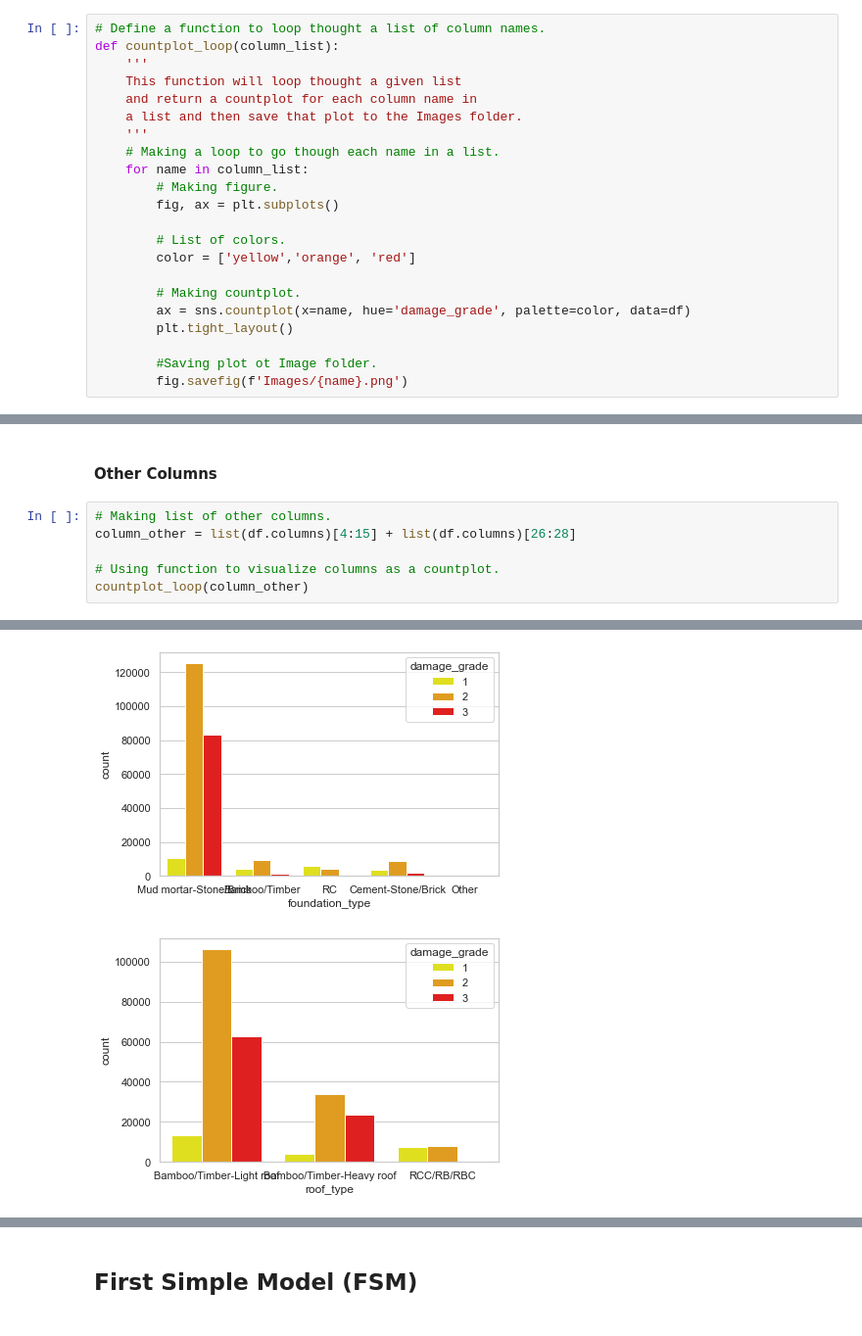
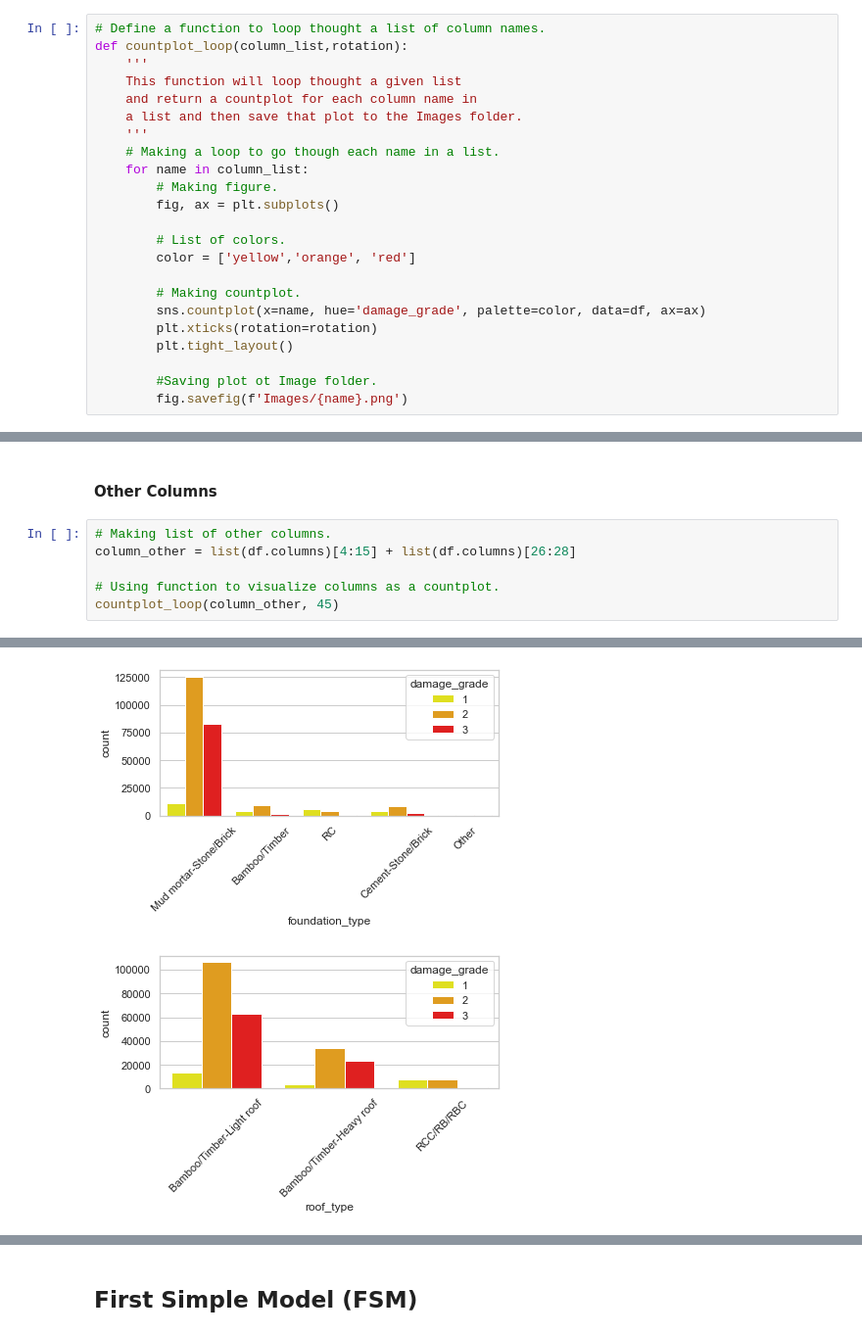
Before and after one commit to WolfnChaos/Capstone-Modeling-Earthquake-Damage, a Jupyter notebook: First_Working_Notebook.ipynb, the cells around one changed output, grey strips where cells are left out. Shown: that part at 98% size. Saved outputs shown, nothing was run; the diff lists cells and outputs as text.

```diff
--- a/First_Working_Notebook.ipynb
+++ b/First_Working_Notebook.ipynb
@@ -327,7 +328,7 @@ Looks like are classes are imbalance this may cuase an issues down the road when
 ### Ploting Categorical Columns
 # %%
 # Define a function to loop thought a list of column names.
-def countplot_loop(column_list):
+def countplot_loop(column_list,rotation):
     '''
     This function will loop thought a given list
     and return a countplot for each column name in
@@ -342,7 +343,8 @@ def countplot_loop(column_list):
         color = ['yellow','orange', 'red']
 
         # Making countplot.
-        ax = sns.countplot(x=name, hue='damage_grade', palette=color, data=df)
+        sns.countplot(x=name, hue='damage_grade', palette=color, data=df, ax=ax)
+        plt.xticks(rotation=rotation)
         plt.tight_layout()
 
         #Saving plot ot Image folder.
@@ -394,5 +396,5 @@ countplot_loop(column_secondary)
 column_other = list(df.columns)[4:15] + list(df.columns)[26:28]
 
 # Using function to visualize columns as a countplot.
-countplot_loop(column_other)
+countplot_loop(column_other, 45)
 # %% [output]
@@ -404,2 +406,2 @@ countplot_loop(column_other)
-[figure, old version]
+[figure, new version]
-[figure, old version]
+[figure, new version]
```
Also changed, not shown: parts of 13 cells of this notebook, 14 other files.
